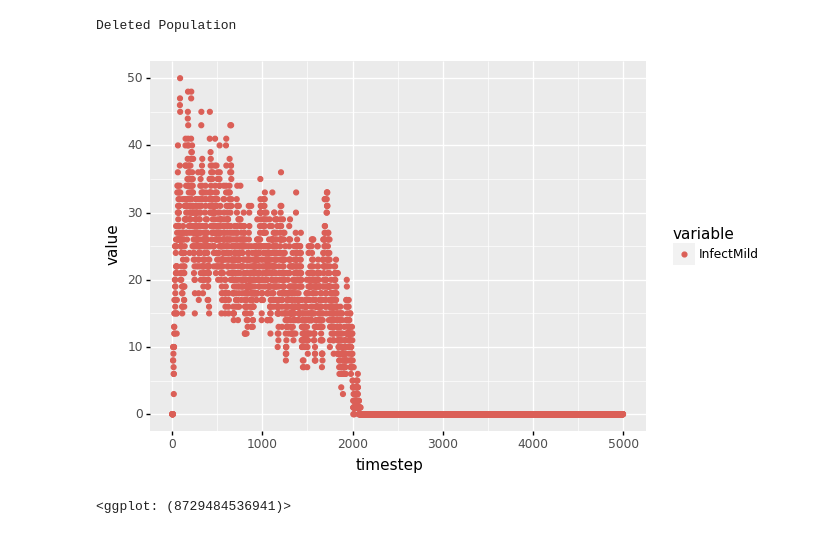
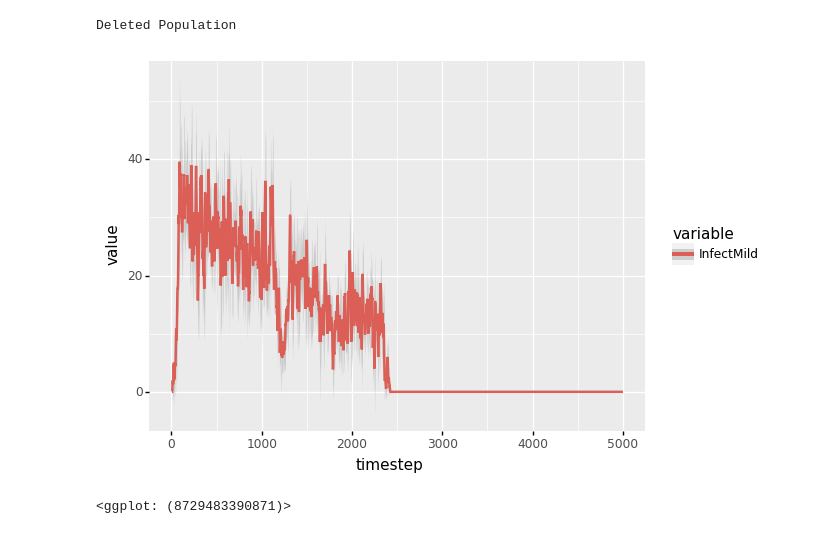
Before and after one commit to SABS-R3-Epidemiology/epiabm, a Jupyter notebook: python_examples/cEpiabm_example/simulation.ipynb, the cells around one changed output. Saved outputs shown, nothing was run; the diff lists cells and outputs as text; code cells hidden in the pictures.

```diff
--- a/python_examples/cEpiabm_example/simulation.ipynb
+++ b/python_examples/cEpiabm_example/simulation.ipynb
@@ -48,9 +48,9 @@ results = pd.read_csv("output/population_results.csv")
 # %%
 from plotnine import *
 (
     ggplot(results[['timestep', 'InfectMild']].melt('timestep'), aes(x='timestep', y='value', colour='variable')) +
-    geom_point()
+    geom_smooth(method='mavg',method_args={'window':7})
 )
 # %% [output]
-[figure, old version]
+[figure, new version]
-<ggplot: (8729484536941)>
+<ggplot: (8729483390871)>
```
Also changed, not shown: 26 other files.
